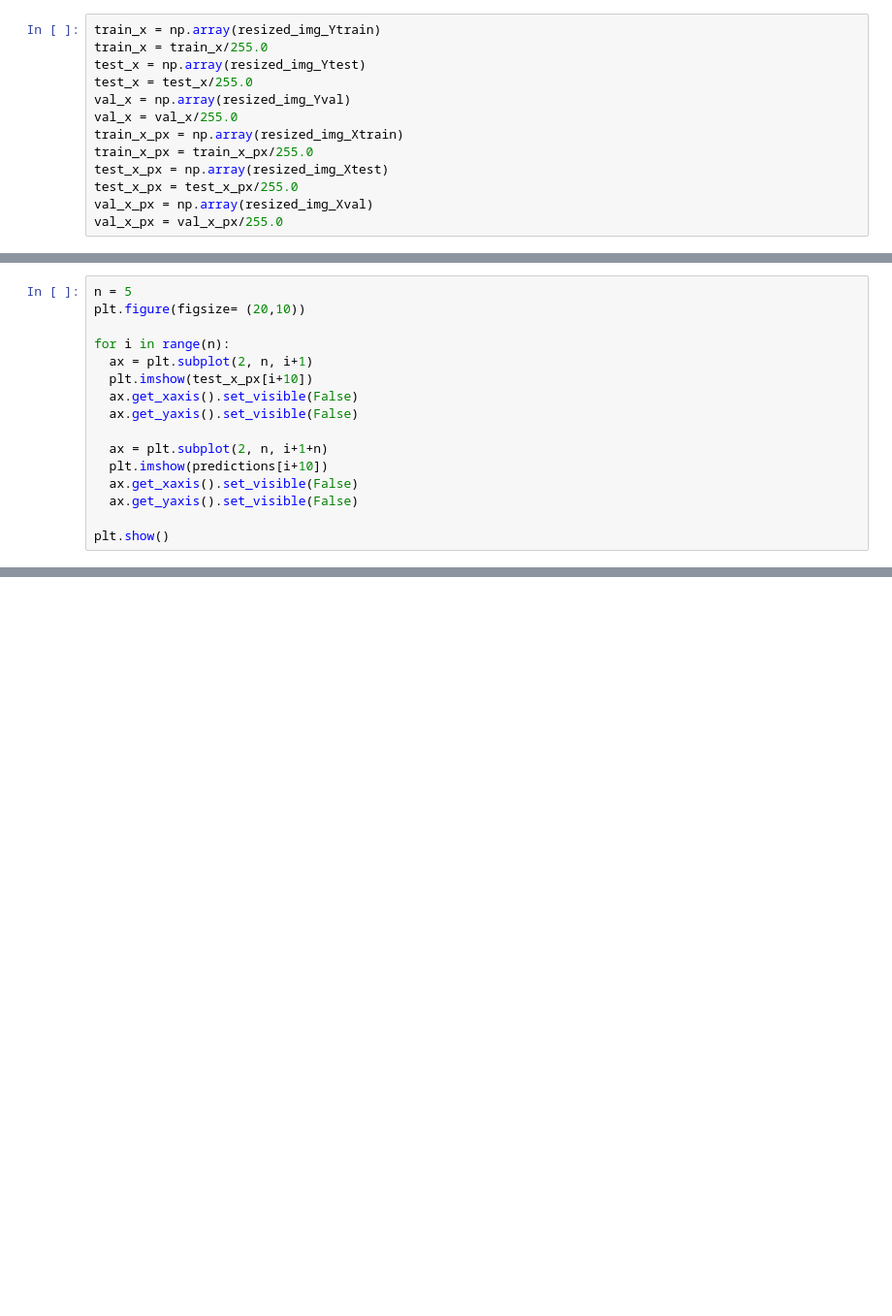
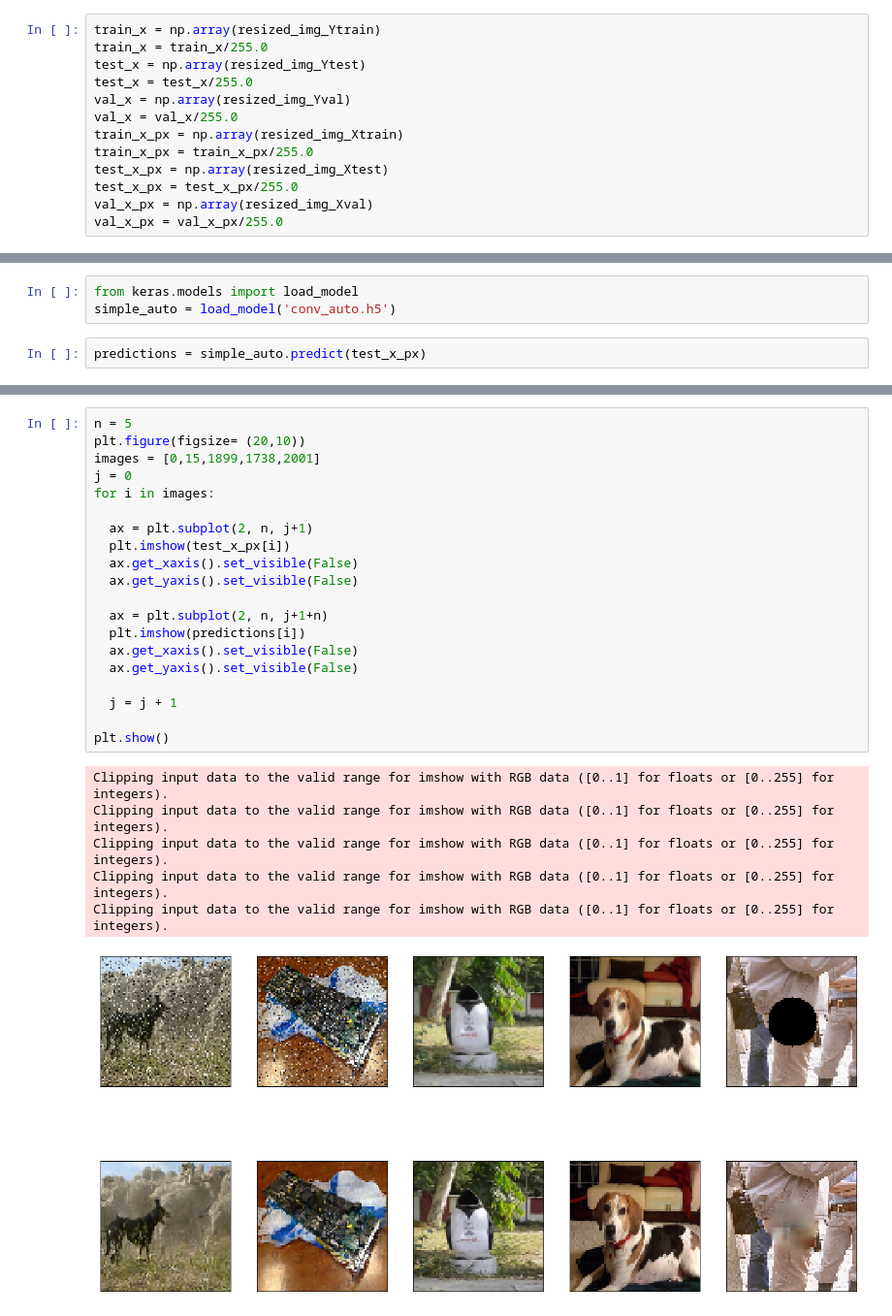
Before and after one commit to faiz2399/Capstone-Project-Image-Reconstruction, a Jupyter notebook: Models.ipynb, the cells around one changed output, grey strips where cells are left out. Shown: that part at 97% size. Drawn from its saved outputs; the diff is of its cells as text; blank space fills up the shorter version.

```diff
--- a/Models.ipynb
+++ b/Models.ipynb
@@ -153,16 +70,0 @@ predictions = simple_autoencoder.predict(test_x_px)
-# %%
-n = 5
-plt.figure(figsize= (20,10))
-
-for i in range(n):
-  ax = plt.subplot(2, n, i+1)
-  plt.imshow(test_x_px[i+10])
-  ax.get_xaxis().set_visible(False)
-  ax.get_yaxis().set_visible(False)
-
-  ax = plt.subplot(2, n, i+1+n)
-  plt.imshow(predictions[i+10])
-  ax.get_xaxis().set_visible(False)
-  ax.get_yaxis().set_visible(False)
-
-plt.show()
@@ -200,0 +134,5 @@ autoencoder.fit(train_x_px, train_x,
+# %%
+from keras.models import load_model
+simple_auto = load_model('conv_auto.h5')
+# %%
+predictions = simple_auto.predict(test_x_px)
@@ -200,0 +142,27 @@ autoencoder.fit(train_x_px, train_x,
+# %%
+n = 5
+plt.figure(figsize= (20,10))
+images = [0,15,1899,1738,2001]
+j = 0
+for i in images:
+
+  ax = plt.subplot(2, n, j+1)
+  plt.imshow(test_x_px[i])
+  ax.get_xaxis().set_visible(False)
+  ax.get_yaxis().set_visible(False)
+
+  ax = plt.subplot(2, n, j+1+n)
+  plt.imshow(predictions[i])
+  ax.get_xaxis().set_visible(False)
+  ax.get_yaxis().set_visible(False)
+
+  j = j + 1
+
+plt.show()
+# %% [output]
+Clipping input data to the valid range for imshow with RGB data ([0..1] for floats or [0..255] for integers).
+Clipping input data to the valid range for imshow with RGB data ([0..1] for floats or [0..255] for integers).
+Clipping input data to the valid range for imshow with RGB data ([0..1] for floats or [0..255] for integers).
+Clipping input data to the valid range for imshow with RGB data ([0..1] for floats or [0..255] for integers).
+Clipping input data to the valid range for imshow with RGB data ([0..1] for floats or [0..255] for integers).
+[figure, added]
```
Also changed, not shown: parts of 18 cells of this notebook, 2 other files.
